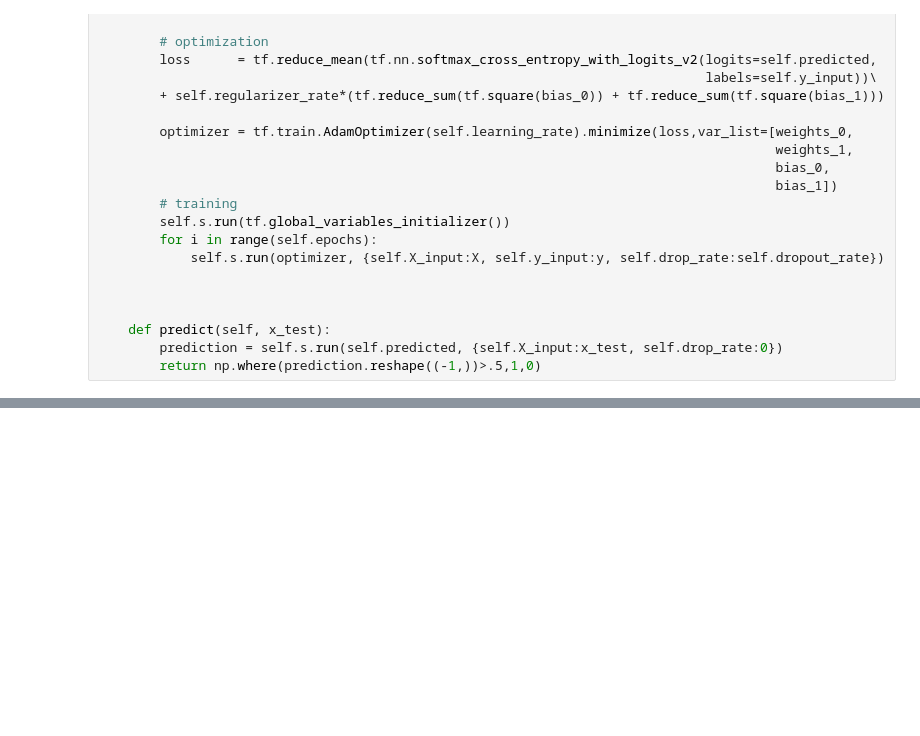
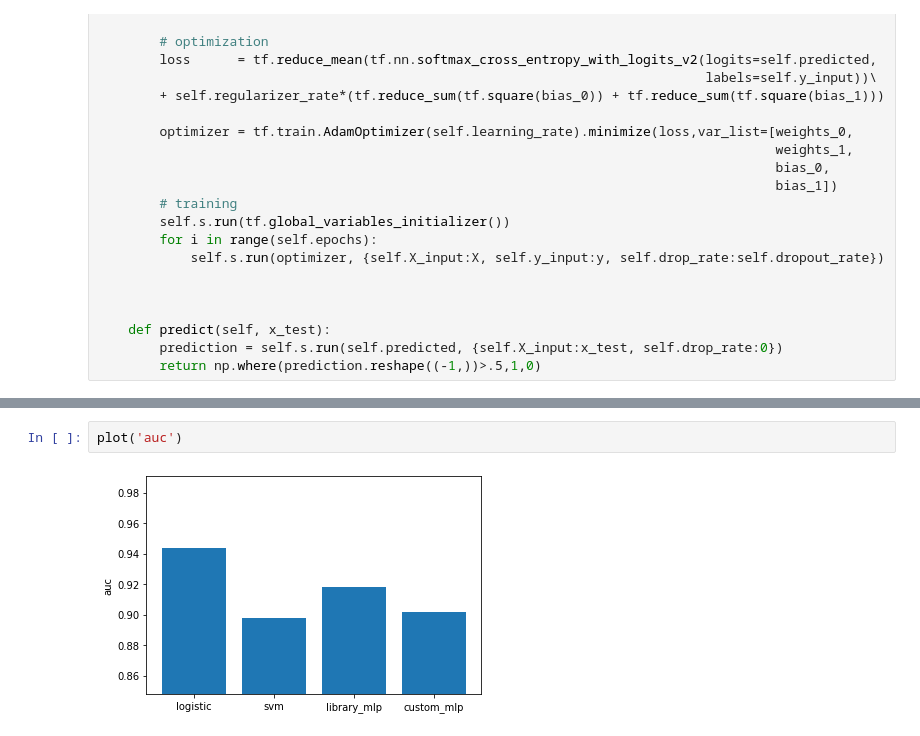
Before and after one commit to furkan-kadioglu/breast_cancer_diagnosis, a Jupyter notebook: breast-cancer.ipynb, the cells around one changed output, grey strips where cells are left out. Drawn from its saved outputs; the diff is of its cells as text; blank space fills up the shorter version.

```diff
--- a/breast-cancer.ipynb
+++ b/breast-cancer.ipynb
@@ -286,0 +285,4 @@ result(MLP(),X,y,5)
+# %%
+plot('auc')
+# %% [output]
+[figure, added]
```
Also changed, not shown: parts of 21 cells of this notebook, 1 other file.
